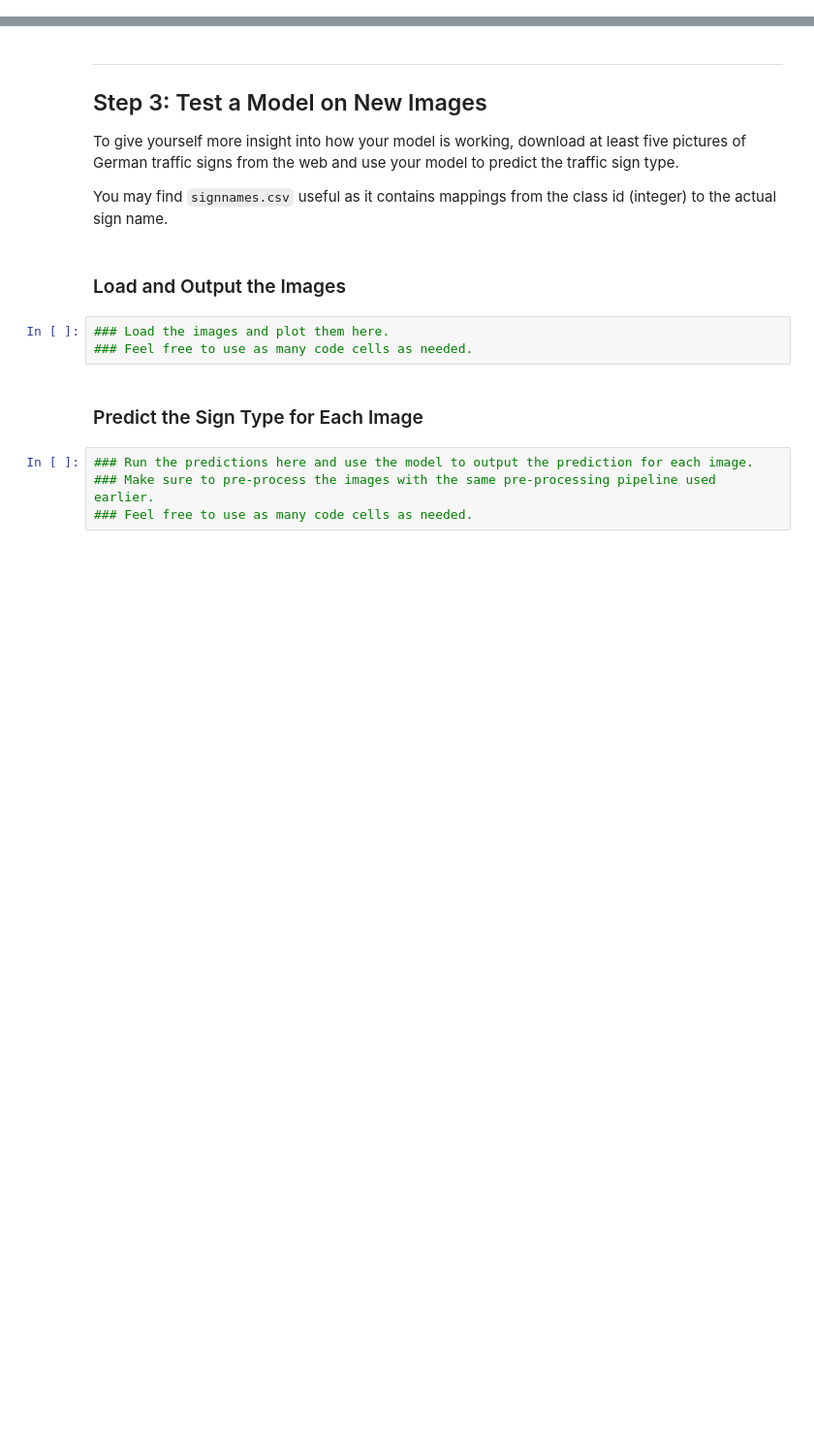
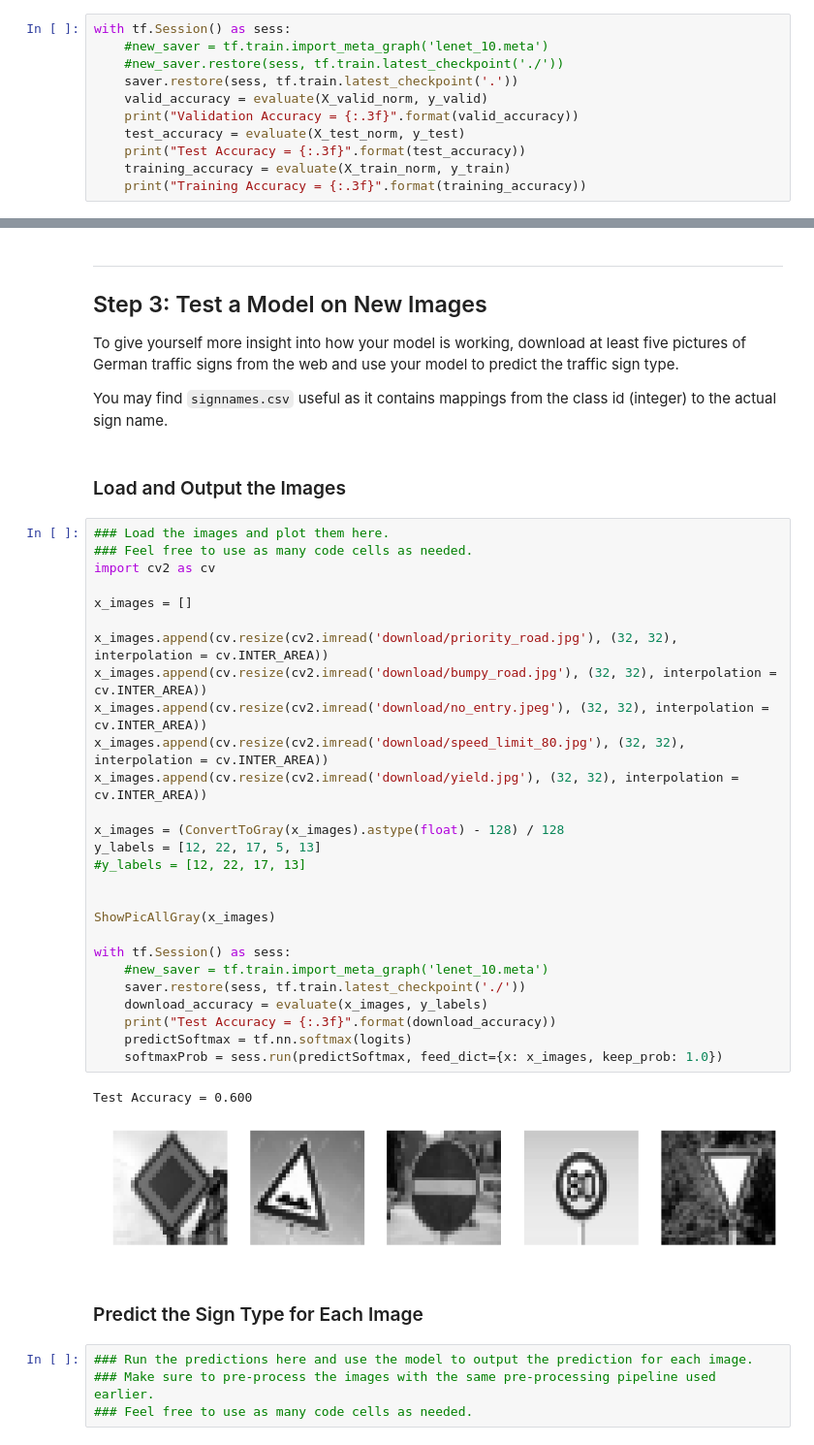
Before and after one commit to alaxwang/CarND-Traffic-Sign-Classifier-Project, a Jupyter notebook: Traffic_Sign_Classifier.ipynb, the cells around one changed output, grey strips where cells are left out. Shown at 97% size. Drawn from its saved outputs; the diff is of its cells as text; blank space fills up the shorter version.

```diff
--- a/Traffic_Sign_Classifier.ipynb
+++ b/Traffic_Sign_Classifier.ipynb
@@ -348,2 +407,13 @@ Validation Accuracy = 0.895
 
 Model saved
+# %%
+with tf.Session() as sess:
+    #new_saver = tf.train.import_meta_graph('lenet_10.meta')
+    #new_saver.restore(sess, tf.train.latest_checkpoint('./'))
+    saver.restore(sess, tf.train.latest_checkpoint('.'))
+    valid_accuracy = evaluate(X_valid_norm, y_valid)
+    print("Validation Accuracy = {:.3f}".format(valid_accuracy))
+    test_accuracy = evaluate(X_test_norm, y_test)
+    print("Test Accuracy = {:.3f}".format(test_accuracy))
+    training_accuracy = evaluate(X_train_norm, y_train)
+    print("Training Accuracy = {:.3f}".format(training_accuracy))
@@ -357,9 +431,36 @@ To give yourself more insight into how your model is working, download at least
 You may find `signnames.csv` useful as it contains mappings from the class id (integer) to the actual sign name.
 # %% [markdown]
 ### Load and Output the Images
-# %%
-### Load the images and plot them here.
-### Feel free to use as many code cells as needed.
+# %%
+### Load the images and plot them here.
+### Feel free to use as many code cells as needed.
+import cv2 as cv
+
+x_images = []
+
+x_images.append(cv.resize(cv2.imread('download/priority_road.jpg'), (32, 32), interpolation = cv.INTER_AREA))
+x_images.append(cv.resize(cv2.imread('download/bumpy_road.jpg'), (32, 32), interpolation = cv.INTER_AREA))
+x_images.append(cv.resize(cv2.imread('download/no_entry.jpeg'), (32, 32), interpolation = cv.INTER_AREA))
+x_images.append(cv.resize(cv2.imread('download/speed_limit_80.jpg'), (32, 32), interpolation = cv.INTER_AREA))
+x_images.append(cv.resize(cv2.imread('download/yield.jpg'), (32, 32), interpolation = cv.INTER_AREA))
+
+x_images = (ConvertToGray(x_images).astype(float) - 128) / 128
+y_labels = [12, 22, 17, 5, 13]
+#y_labels = [12, 22, 17, 13]
+
+
+ShowPicAllGray(x_images)
+
+with tf.Session() as sess:
+    #new_saver = tf.train.import_meta_graph('lenet_10.meta')
+    saver.restore(sess, tf.train.latest_checkpoint('./'))
+    download_accuracy = evaluate(x_images, y_labels)
+    print("Test Accuracy = {:.3f}".format(download_accuracy))
+    predictSoftmax = tf.nn.softmax(logits)
+    softmaxProb = sess.run(predictSoftmax, feed_dict={x: x_images, keep_prob: 1.0})
+# %% [output]
+Test Accuracy = 0.600
+[figure, added]
 # %% [markdown]
 ### Predict the Sign Type for Each Image
 # %%
```
Also changed, not shown: parts of 10 cells of this notebook, 8 other files.
